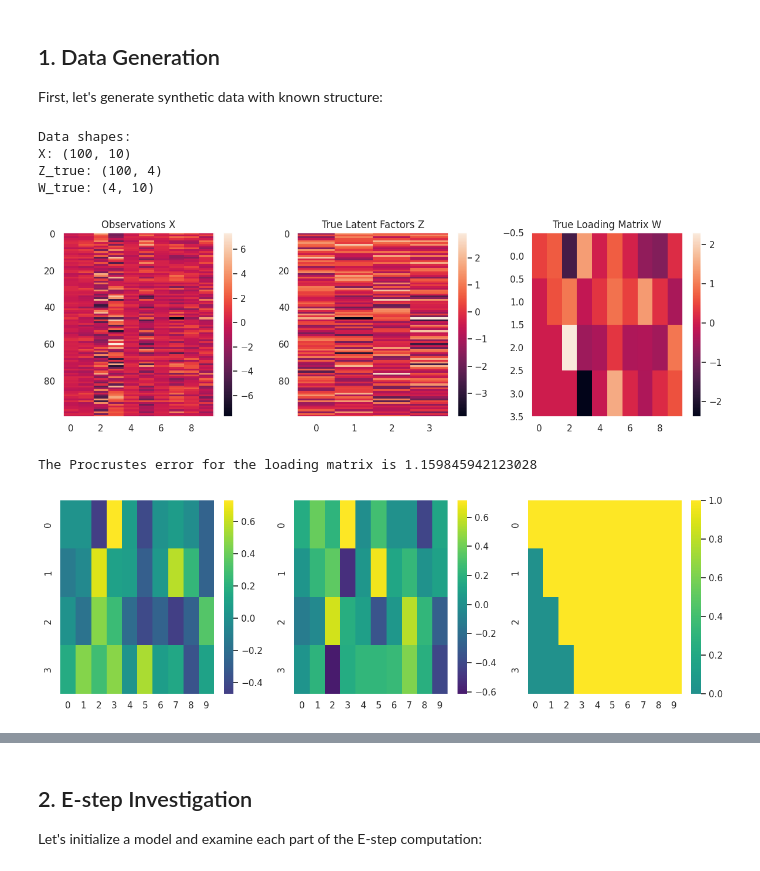
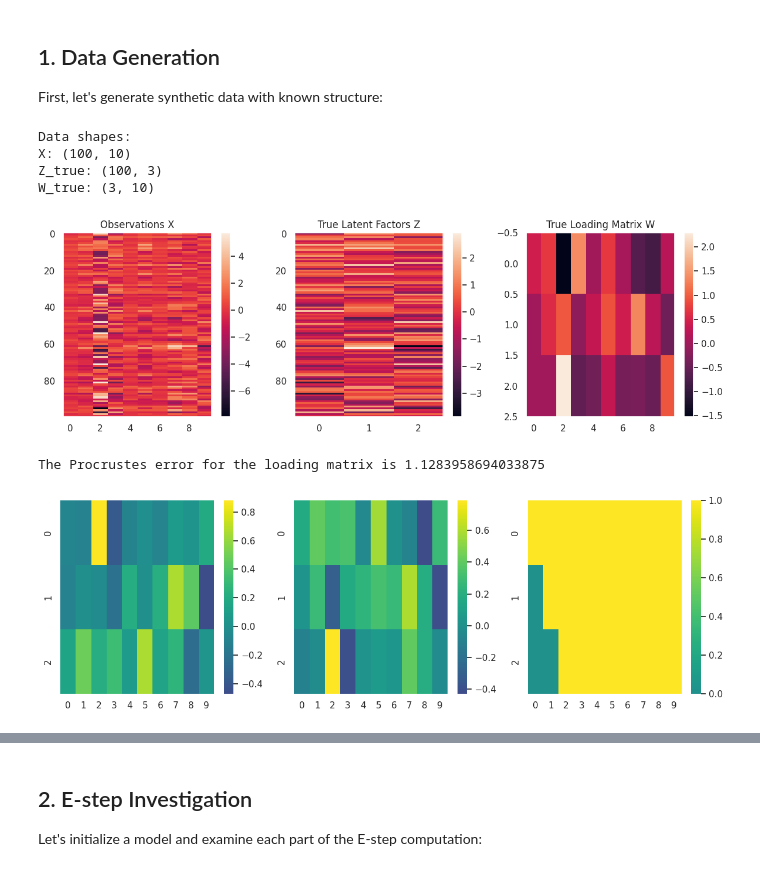
Before and after one commit to dimarkov/sppcax, a Jupyter notebook: examples/debug_factor_analysis.ipynb, the cells around one changed output, grey strips where cells are left out. Drawn from its saved outputs; the diff is of its cells as text; code cells hidden in the pictures.

```diff
--- a/examples/debug_factor_analysis.ipynb
+++ b/examples/debug_factor_analysis.ipynb
@@ -31,7 +31,9 @@ key = jr.PRNGKey(0)
 # Data dimensions
 n_samples = 100
 n_features = 10
-n_components = 4
+n_components = 3
+
+assert (n_features - n_components)**2 >= n_features + n_components
 
 mask = jnp.transpose(jnp.clip(jnp.arange(n_features), a_max=n_components)[..., None] >= jnp.arange(n_components))
 
@@ -48,36 +50,36 @@ key, subkey = jr.split(key)
 noise = 0.1 * jr.normal(subkey, (n_samples, n_features))
 X = Z_true @ W_true + noise
 
 print("Data shapes:")
 print(f"X: {X.shape}")
 print(f"Z_true: {Z_true.shape}")
 print(f"W_true: {W_true.shape}")
 
 # Visualize the data
 plt.figure(figsize=(12, 4))
 
 plt.subplot(131)
 plt.imshow(X, aspect='auto')
 plt.title('Observations X')
 plt.colorbar()
 
 plt.subplot(132)
 plt.imshow(Z_true, aspect='auto')
 plt.title('True Latent Factors Z')
 plt.colorbar()
 
 plt.subplot(133)
 plt.imshow(W_true, aspect='auto')
 plt.title('True Loading Matrix W')
 plt.colorbar()
 
 plt.tight_layout()
 # %% [output]
 Data shapes:
 X: (100, 10)
-Z_true: (100, 4)
-W_true: (4, 10)
+Z_true: (100, 3)
+W_true: (3, 10)
-[figure, old version]
+[figure, new version]
 # %%
 from sklearn.decomposition import FactorAnalysis as sklearn_fa
 import numpy as np
@@ -86,7 +88,7 @@ try:
 except:
     !pip install qc-procrustes
 
-z_dim = 4
+z_dim = n_components
 u, s, v = jnp.linalg.svd(X - X.mean(0), full_matrices=False)
 pca_w = v[:z_dim]
 
@@ -102,8 +104,8 @@ sns.heatmap(pca_w_trans, cmap='viridis', fmt = ".2f", center = 0, ax=axes[1])
 sns.heatmap(mask, cmap='viridis', fmt = ".2f", center = 0, ax=axes[2])
 fig.tight_layout()
 # %% [output]
-The Procrustes error for the loading matrix is 1.159845942123028
+The Procrustes error for the loading matrix is 1.1283958694033875
-[figure, old version]
+[figure, new version]
 # %%
 fa = sklearn_fa(n_components=z_dim, rotation='varimax')
 res = fa.fit(X)
```
Also changed, not shown: parts of 11 cells of this notebook.
